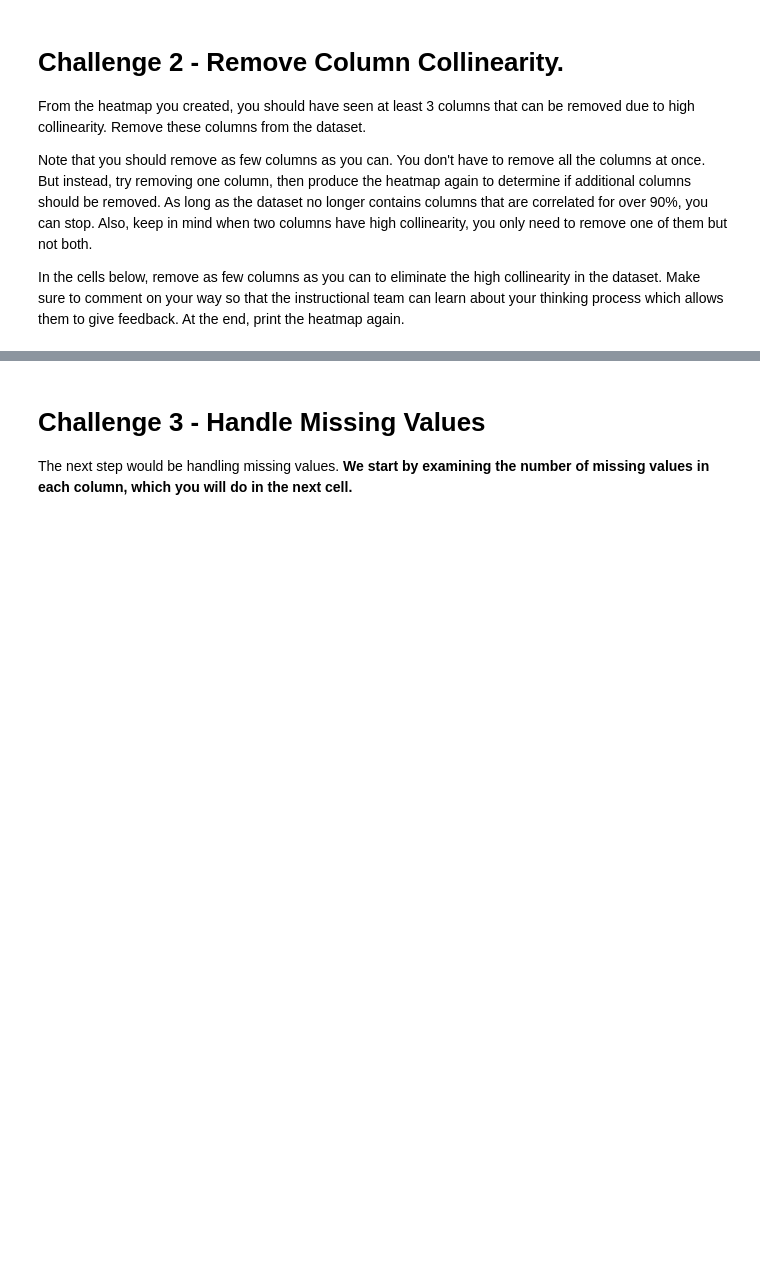
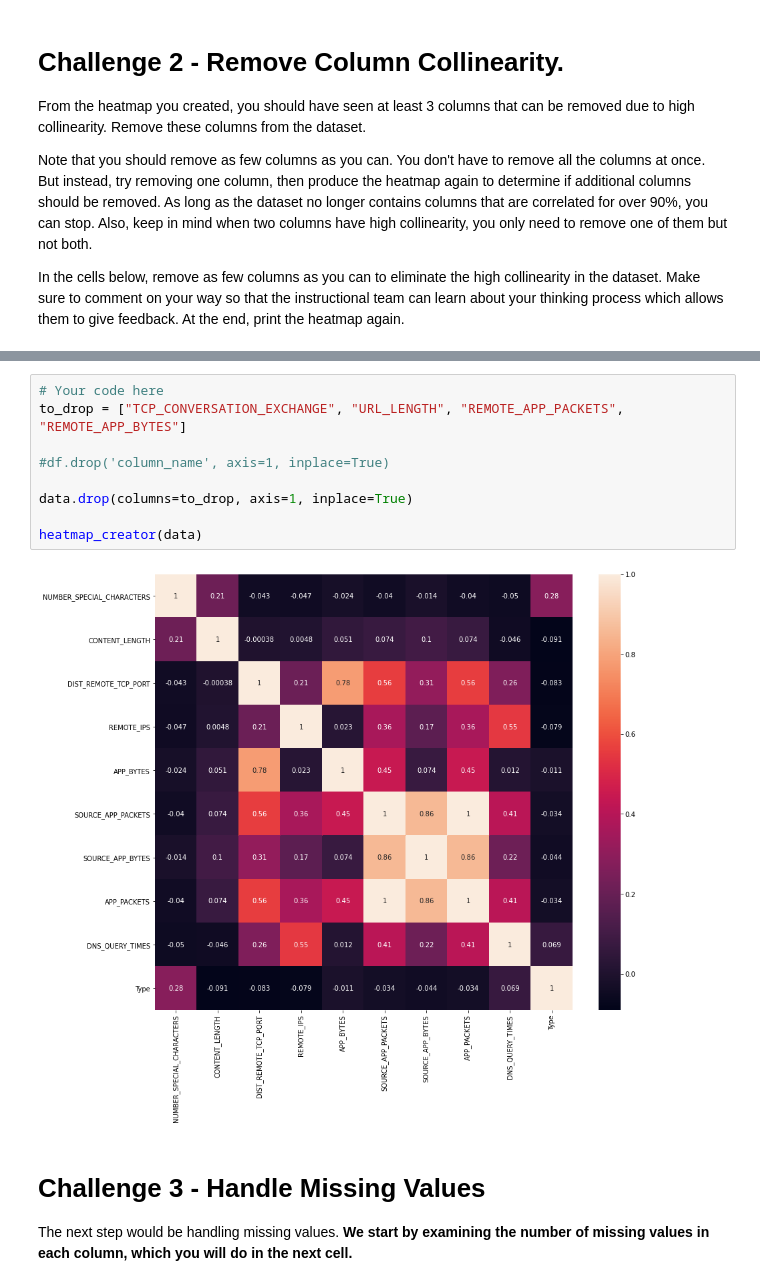
Before and after one commit to ta-data-remote/lab-supervised-learning, a Jupyter notebook: your-code/main.ipynb, the cells around one changed output, grey strips where cells are left out. Drawn from its saved outputs; the diff is of its cells as text; blank space fills up the shorter version.

```diff
--- a/your-code/main.ipynb
+++ b/your-code/main.ipynb
@@ -92,3 +132,14 @@ In the cells below, remove as few columns as you can to eliminate the high colli
+# %%
+# Your code here
+to_drop = ["TCP_CONVERSATION_EXCHANGE", "URL_LENGTH", "REMOTE_APP_PACKETS", "REMOTE_APP_BYTES"]
+
+#df.drop('column_name', axis=1, inplace=True)
+
+data.drop(columns=to_drop, axis=1, inplace=True)
+
+heatmap_creator(data)
+# %% [output]
+[figure, added]
 # %% [markdown]
 # Challenge 3 - Handle Missing Values
 
```
Also changed, not shown: parts of 99 cells of this notebook.
